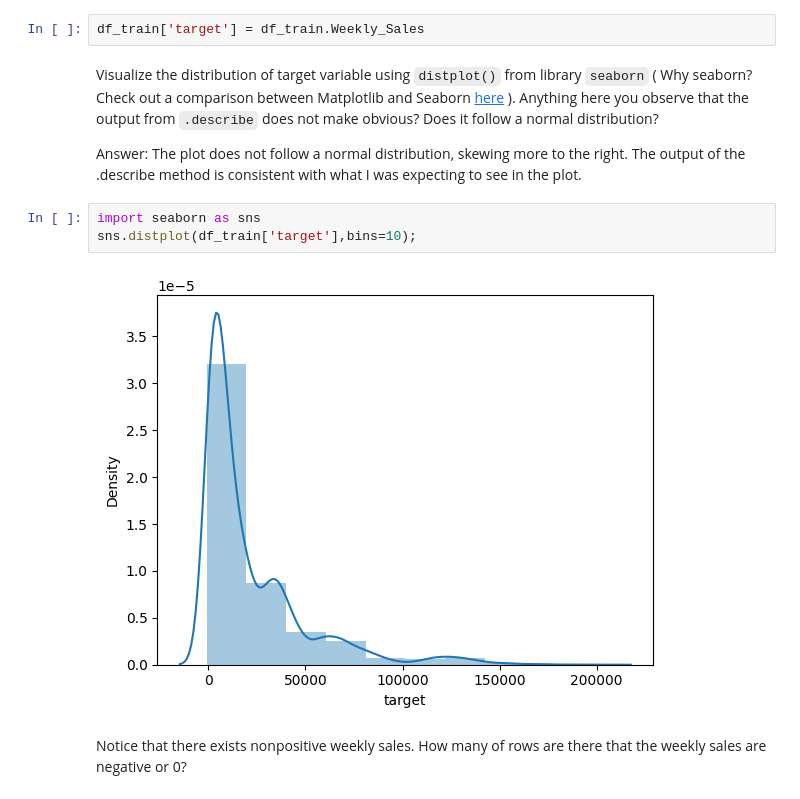
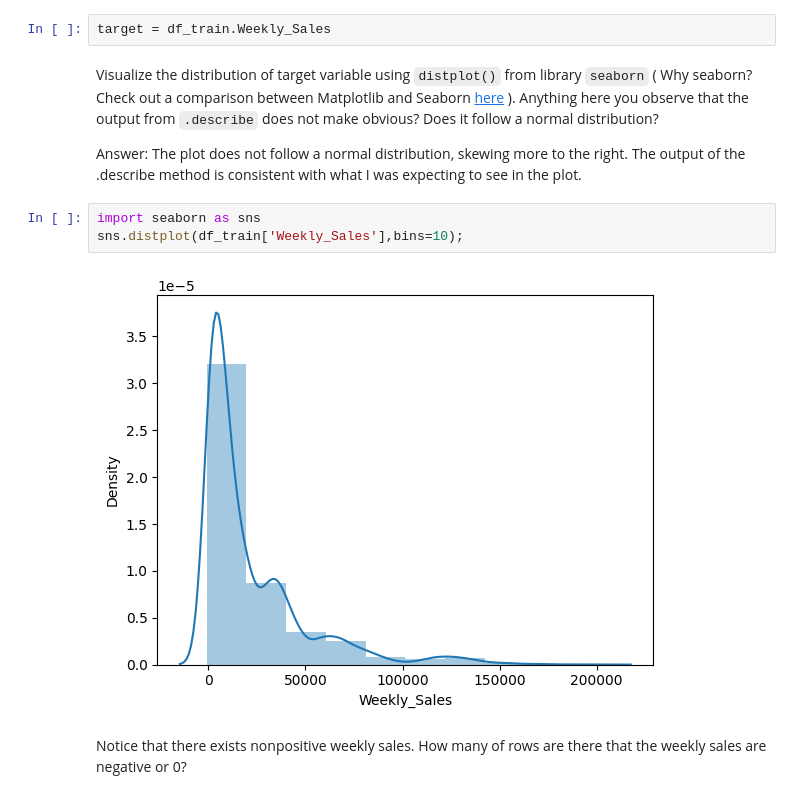
Before and after one commit to curtpond/MLE-10, a Jupyter notebook: assignments/week-04-data-eng-airflow/nb/walmart-sales-data.ipynb, the cells around one changed output. Drawn from its saved outputs; the diff is of its cells as text.

Commit message:
Cleaned up train-test split.

```diff
--- a/assignments/week-04-data-eng-airflow/nb/walmart-sales-data.ipynb
+++ b/assignments/week-04-data-eng-airflow/nb/walmart-sales-data.ipynb
@@ -401,16 +401,16 @@ dtype: int64
 # %% [markdown]
 What do you think the target variable is in this problem? Assign the column name to `target` for later use.
 # %%
-df_train['target'] = df_train.Weekly_Sales
+target = df_train.Weekly_Sales
 # %% [markdown]
 Visualize the distribution of target variable using `distplot()` from library `seaborn` ( Why seaborn? Check out a comparison between Matplotlib and Seaborn [here](https://analyticsindiamag.com/comparing-python-data-visualization-tools-matplotlib-vs-seaborn/) ). Anything here you observe that the output from `.describe` does not make obvious? Does it follow a normal distribution?
 
 Answer: The plot does not follow a normal distribution, skewing more to the right. The output of the .describe method is consistent with what I was expecting to see in the plot.
 # %%
 import seaborn as sns
-sns.distplot(df_train['target'],bins=10);
+sns.distplot(df_train['Weekly_Sales'],bins=10);
 # %% [output]
-[figure, old version]
+[figure, new version]
 # %% [markdown]
 Notice that there exists nonpositive weekly sales. How many of rows are there that the weekly sales are negative or 0?
 # %%
```
Also changed, not shown: parts of 4 cells of this notebook.
